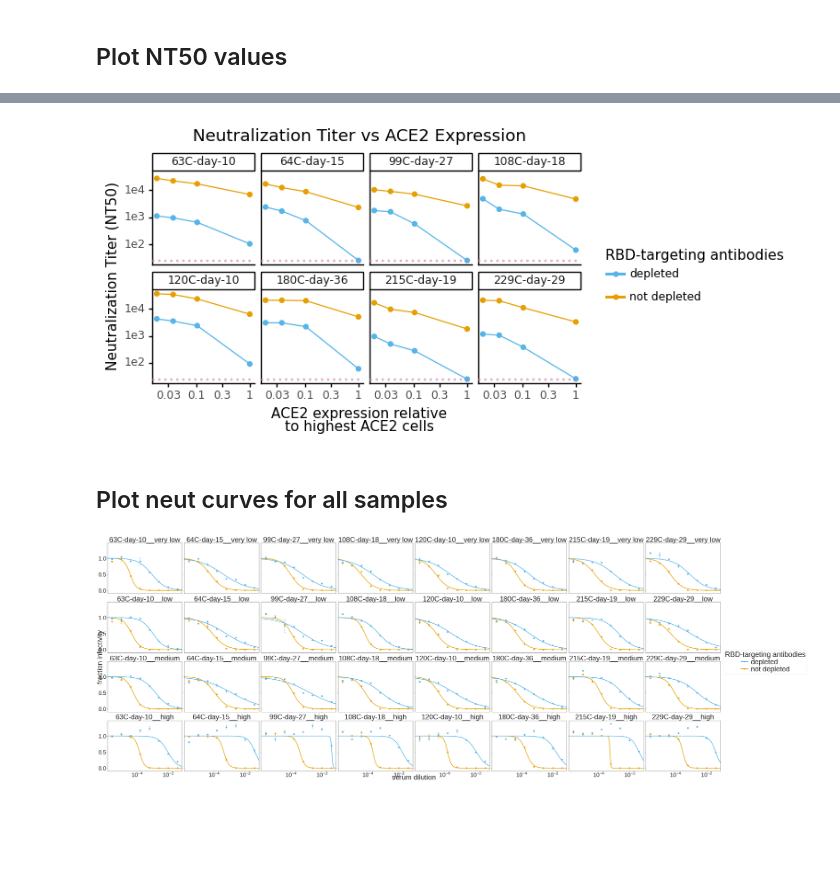
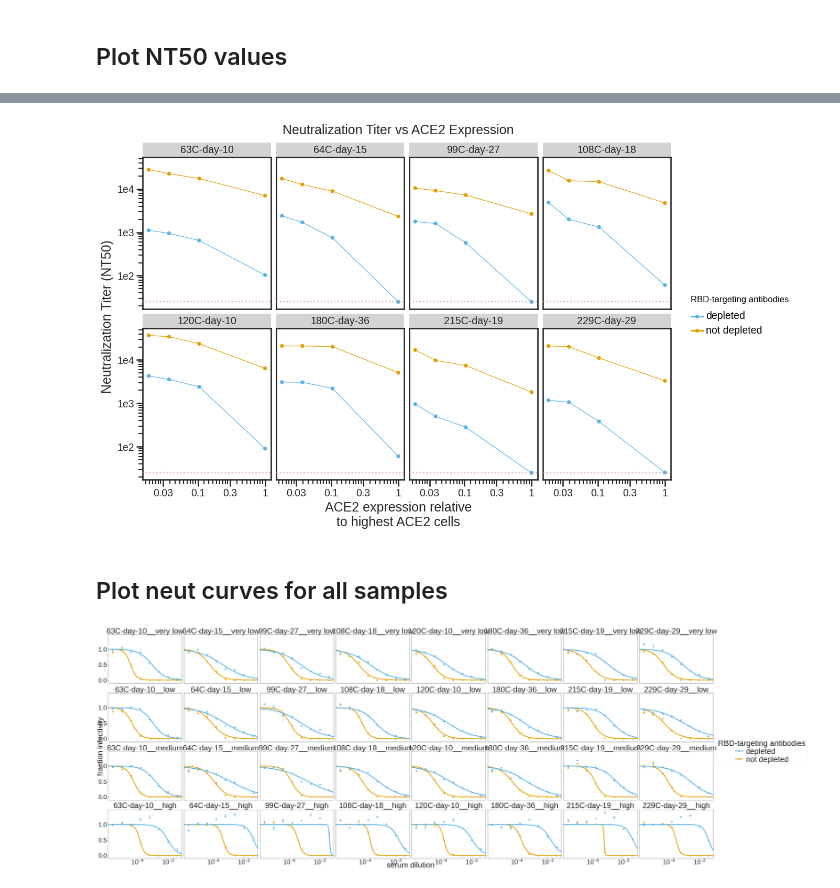
Before and after one commit to jbloomlab/Ace2_expression_neuts, a Jupyter notebook: virus_neutralization-Ariana_test.ipynb, the cells around one changed output, grey strips where cells are left out. Cells and saved outputs as stored; diff of their text form; code cells hidden in the pictures; blank space fills up the shorter version.

```diff
--- a/virus_neutralization-Ariana_test.ipynb
+++ b/virus_neutralization-Ariana_test.ipynb
@@ -227,39 +197,47 @@ from plotnine import labs
 # %%
+#how do I match this to Bernadeta's theme (unspecified above) as sizes get all messed up if I remove theme_classic
 plot = (
     ggplot(df_merged) +
     aes(x="relative MFI", y="NT50", group='RBD-targeting antibodies', color='RBD-targeting antibodies')+
-    geom_point() +
+    geom_point(size=2) +
     geom_line() +
-    theme_classic() +
+    theme(figure_size=(13,8),
+          axis_text=element_text(size=14),
+          axis_text_x=element_text(size=14),
+          legend_text=element_text(size=14),
+          legend_title=element_text(size=12),
+          axis_title_x=element_text(size=18),
+          strip_text = element_text(size=14)) +
     scale_color_manual(values= ['#56B4E9','#E69F00']) +
     labs(title="Neutralization Titer vs ACE2 Expression", x="ACE2 expression relative\nto highest ACE2 cells", y="Neutralization Titer (NT50)") +
     scale_x_log10() +
     scale_y_log10() +
     facet_wrap('sample', ncol=4) +
-    theme(figure_size=(6,3)) +
     geom_hline(yintercept=25,
                 linetype='dotted',
                 size=1,
                 alpha=0.6,
                 color=CBPALETTE[7])
 
 
 )
 
 plot.draw()
 plot.save(f'{resultsdir}/NT50_vs_ACE2_expression.pdf')
 # %% [output]
-[figure, old version]
+[figure, new version]
 # %% [markdown]
 ## Plot neut curves for all samples
 # %%
+#why is adjusting the font size so non-linear?  How do I adjust size of axes titles? Also, once we swith sera names this should fit
+#do we switch sera names in .csv file?
 fig, axes = fits.plotSera(
                           xlabel='serum dilution',
                           ncol=8,
                           widthscale=2.5,
                           heightscale=2.5,
-                          titlesize=50, labelsize=50, ticksize=40, legendfontsize=50, yticklocs=[0,0.5,1],
-                          markersize=10, linewidth=4,
+                          titlesize=55, labelsize=55, ticksize=45, legendfontsize=55, yticklocs=[0,0.5,1],
+                          markersize=10, linewidth=6,
                           virus_to_color_marker={
                           'depleted': ('#56B4E9', 'o'),
                           'not depleted': ('#E69F00', 'o')},
@@ -267,4 +245,4 @@ fig, axes = fits.plotSera(
 
                          )
 # %% [output]
-[figure, old version]
+[figure, new version]
```
Also changed, not shown: parts of 5 cells of this notebook, 1 other file.
